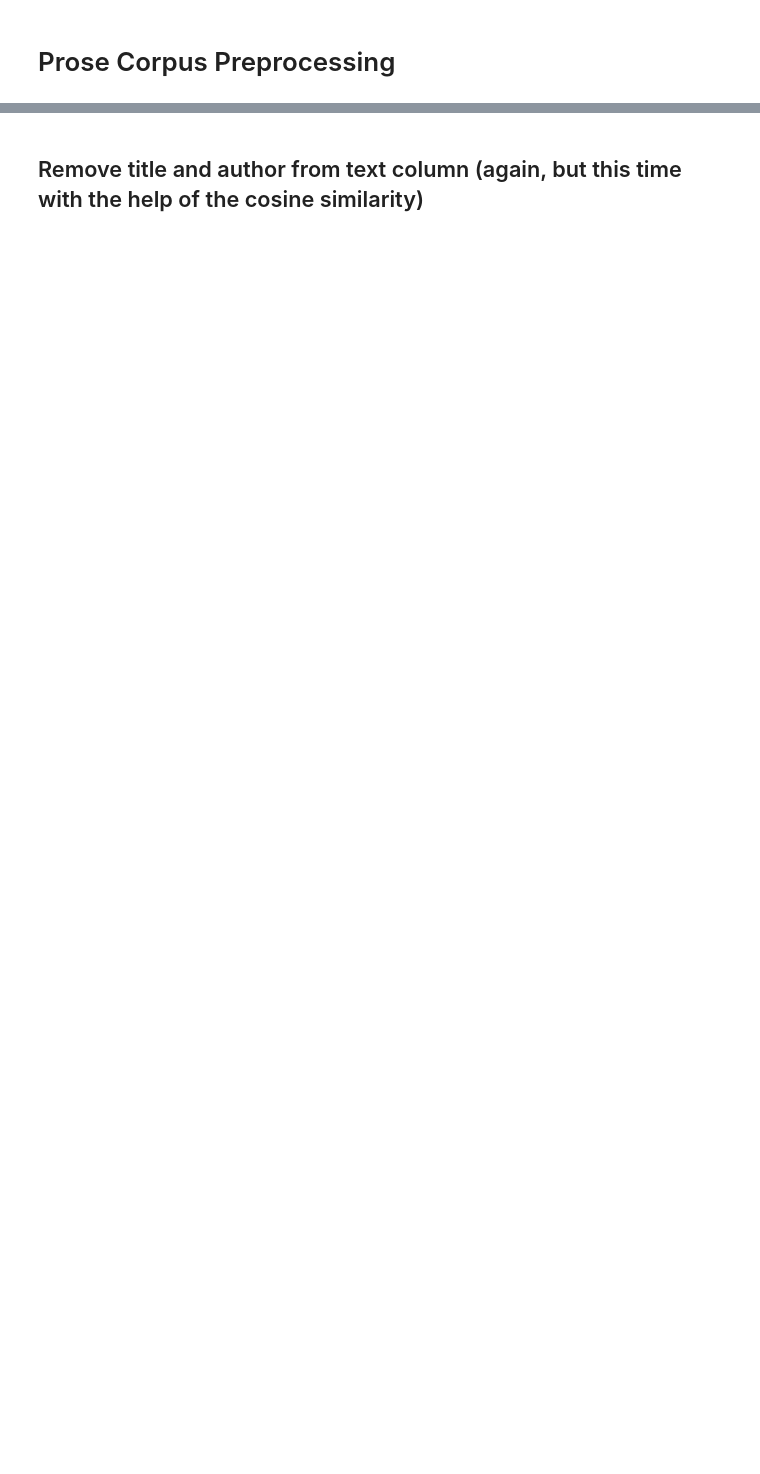
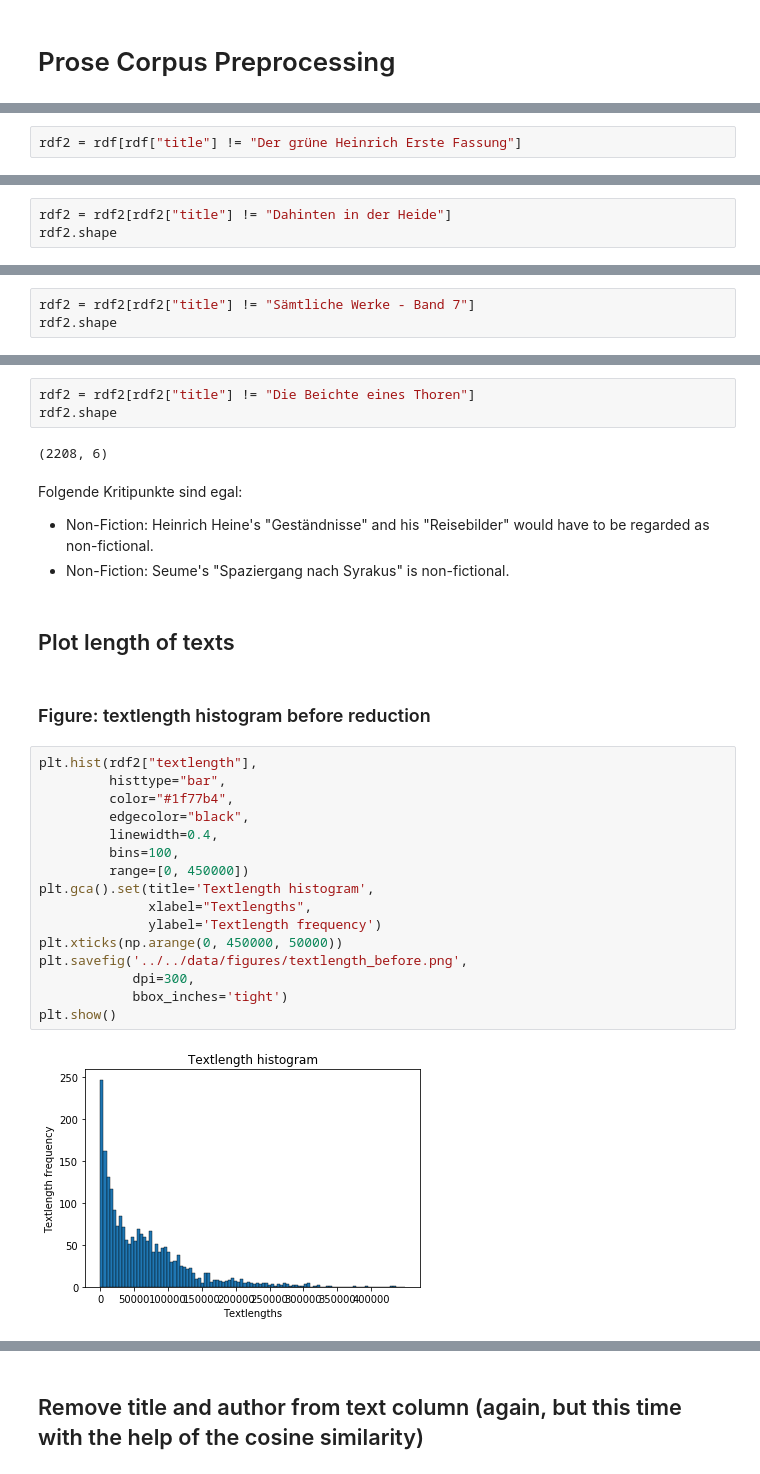
Before and after one commit to realjanpaulus/clf_stylo_comp, a Jupyter notebook: app/prose_corpus_preprocessing.ipynb, the cells around one changed output, grey strips where cells are left out. Saved outputs shown, nothing was run; the diff lists cells and outputs as text; blank space fills up the shorter version.

```diff
--- a/app/prose_corpus_preprocessing.ipynb
+++ b/app/prose_corpus_preprocessing.ipynb
@@ -26,0 +127,2 @@ corpus.head()
+# %%
+rdf2 = rdf[rdf["title"] != "Der grüne Heinrich Erste Fassung"]
@@ -26,0 +143,3 @@ corpus.head()
+# %%
+rdf2 = rdf2[rdf2["title"] != "Dahinten in der Heide"]
+rdf2.shape
@@ -26,0 +157,3 @@ corpus.head()
+# %%
+rdf2 = rdf2[rdf2["title"] != "Sämtliche Werke - Band 7"]
+rdf2.shape
@@ -26,0 +171,31 @@ corpus.head()
+# %%
+rdf2 = rdf2[rdf2["title"] != "Die Beichte eines Thoren"]
+rdf2.shape
+# %% [output]
+(2208, 6)
+# %% [markdown]
+Folgende Kritipunkte sind egal:
+- Non-Fiction: Heinrich Heine's "Geständnisse" and his "Reisebilder" would have to be regarded as non-fictional.
+- Non-Fiction: Seume's "Spaziergang nach Syrakus" is non-fictional.
+# %% [markdown]
+## Plot length of texts
+# %% [markdown]
+### Figure: textlength histogram before reduction
+# %%
+plt.hist(rdf2["textlength"],
+         histtype="bar",
+         color="#1f77b4",
+         edgecolor="black",
+         linewidth=0.4,
+         bins=100,
+         range=[0, 450000])
+plt.gca().set(title='Textlength histogram',
+              xlabel="Textlengths",
+              ylabel='Textlength frequency')
+plt.xticks(np.arange(0, 450000, 50000))
+plt.savefig('../../data/figures/textlength_before.png',
+            dpi=300,
+            bbox_inches='tight')
+plt.show()
+# %% [output]
+[figure, added]
```
Also changed, not shown: parts of 53 cells of this notebook, 1 other file.
